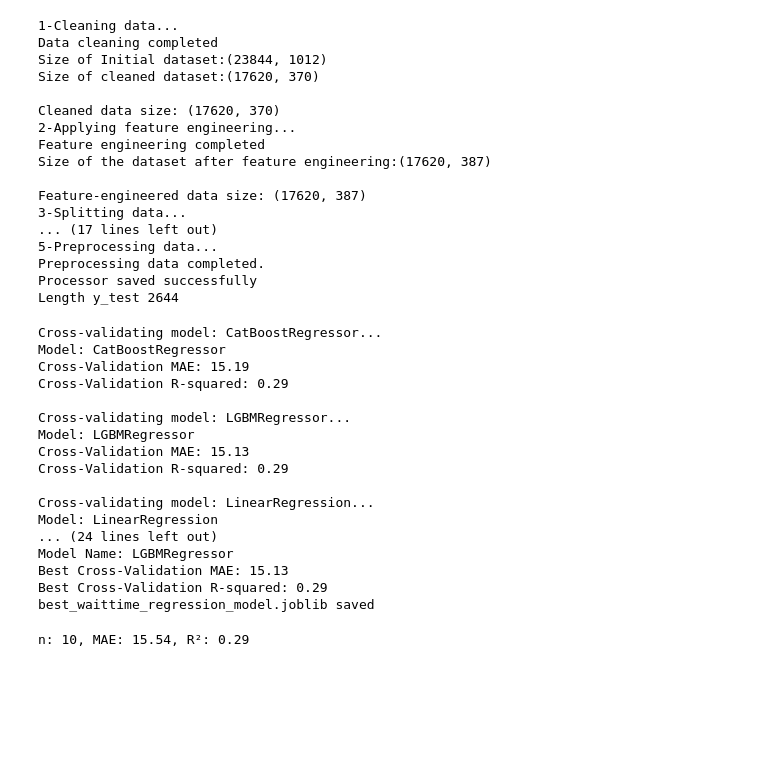
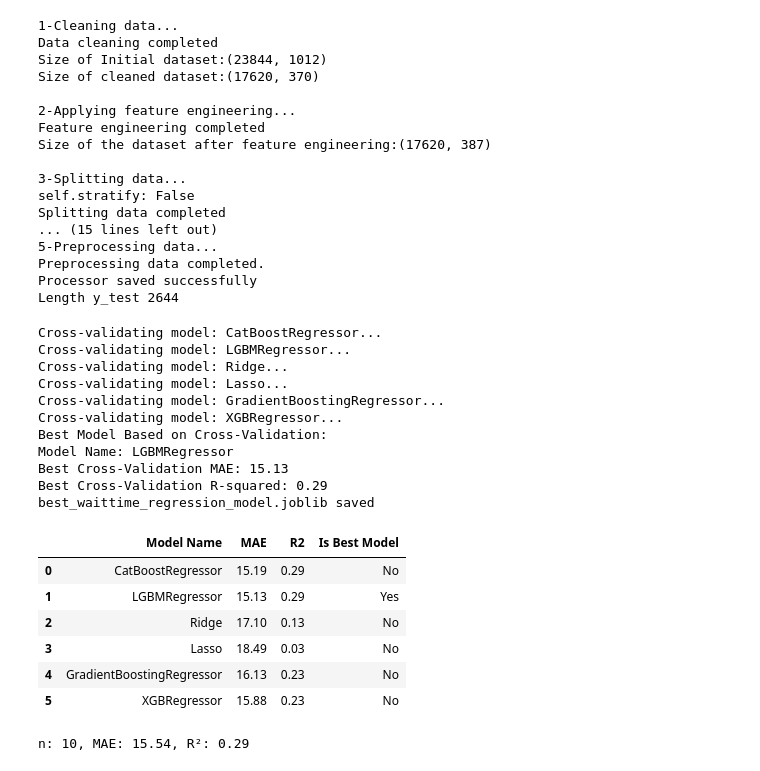
Before and after one commit to jeancheri/EDPredictiveEfficiency, a Jupyter notebook: scripts/models_training_and_selection/waittime_regression.ipynb, the cells around one changed output. Cells and saved outputs as stored; diff of their text form; code cells hidden in the pictures; blank space fills up the shorter version.

Commit message:
Update the regression model for WAITTIME by incomporing a summary table for the models

```diff
--- a/scripts/models_training_and_selection/waittime_regression.ipynb
+++ b/scripts/models_training_and_selection/waittime_regression.ipynb
@@ -56,6 +56,10 @@ pipeline.run()
 X_train = pipeline.X_train
 X_validation = pipeline.X_validation
 X_test = pipeline.X_test
+
+train_df = pipeline.train_df
+validation_df = pipeline.validation_df
+test_df = pipeline.test_df
 
 y_train = pipeline.y_train
 y_validation = pipeline.y_validation
@@ -81,19 +85,20 @@ Data cleaning completed
 Size of Initial dataset:(23844, 1012)
 Size of cleaned dataset:(17620, 370)
 
-Cleaned data size: (17620, 370)
 2-Applying feature engineering...
 Feature engineering completed
 Size of the dataset after feature engineering:(17620, 387)
 
-Feature-engineered data size: (17620, 387)
 3-Splitting data...
-... (17 lines left out)
+self.stratify: False
+Splitting data completed
+... (15 lines left out)
 5-Preprocessing data...
 Preprocessing data completed.
 Processor saved successfully
 Length y_test 2644
 # %%
+
 # Define dictionary of models with their default parameters
 models_with_defaults = {
     "CatBoostRegressor": {
@@ -104,7 +109,6 @@ models_with_defaults = {
             random_state=RANDOM_SEED, force_col_wise=True, verbosity=-1
         )
     },
-    "LinearRegression": {"model": LinearRegression()},
     "Ridge": {"model": Ridge()},
     "Lasso": {"model": Lasso()},
     "GradientBoostingRegressor": {
@@ -120,11 +124,14 @@ scoring = ["neg_mean_absolute_error", "r2"]
 R2_TOLERANCE = 0.05
 MAE_TOLERANCE = 0.01
 
+
 # Prepare X_train_selected_features based on the format of X_train_preprocessed
 if scipy.sparse.issparse(X_train_preprocessed):
     X_train_selected_features = X_train_preprocessed.toarray()
 else:
     X_train_selected_features = X_train_preprocessed
+
+results = []
 
 # Loop over each model and evaluate their performance using cross-validation
 for model_name, model_info in models_with_defaults.items():
@@ -140,10 +147,12 @@ for model_name, model_info in models_with_defaults.items():
     mean_mae_validation = -1 * cv_results["test_neg_mean_absolute_error"].mean()
     mean_r2_validation = cv_results["test_r2"].mean()
 
-    print(f"Model: {model_name}")
-    print(f"Cross-Validation MAE: {mean_mae_validation:.2f}")
-    print(f"Cross-Validation R-squared: {mean_r2_validation:.2f}")
-    print()
+
+    results.append({
+        "Model Name": model_name,
+        "MAE": mean_mae_validation,
+        "R2": mean_r2_validation
+    })
 
     # Update best model if current model performs better based on MAE and R2
     if (
@@ -162,11 +171,22 @@ for model_name, model_info in models_with_defaults.items():
         best_mae = mean_mae_validation
         best_r2 = mean_r2_validation
 
+# Create a DataFrame from the results
+results_df = pd.DataFrame(results)
+results_df['Is Best Model'] = (results_df['Model Name'] == best_model.__class__.__name__).map({True: 'Yes', False: 'No'})
+
+
+# Select only numerical columns and round them to two decimal places
+numerical_cols = results_df.select_dtypes(include=np.number).columns
+results_df[numerical_cols] = results_df[numerical_cols].round(2)
+
+
 # Display the best model based on cross-validation
 print("Best Model Based on Cross-Validation:")
-print(f"Model Name: {best_model.__class__.__name__}")  # Adjusted to show class name
+print(f"Model Name: {best_model.__class__.__name__}")
 print(f"Best Cross-Validation MAE: {best_mae:.2f}")
 print(f"Best Cross-Validation R-squared: {best_r2:.2f}")
+
 
 # Save the best model instance, not its name
 model_filename = "best_waittime_regression_model.joblib"
@@ -175,22 +195,26 @@ config.save_model(best_model, model_filename)
 print(f"{model_filename} saved")
 # %% [output]
 Cross-validating model: CatBoostRegressor...
-Model: CatBoostRegressor
-Cross-Validation MAE: 15.19
-Cross-Validation R-squared: 0.29
-
 Cross-validating model: LGBMRegressor...
-Model: LGBMRegressor
-Cross-Validation MAE: 15.13
-Cross-Validation R-squared: 0.29
-
-Cross-validating model: LinearRegression...
-Model: LinearRegression
-... (24 lines left out)
+Cross-validating model: Ridge...
+Cross-validating model: Lasso...
+Cross-validating model: GradientBoostingRegressor...
+Cross-validating model: XGBRegressor...
+Best Model Based on Cross-Validation:
 Model Name: LGBMRegressor
 Best Cross-Validation MAE: 15.13
 Best Cross-Validation R-squared: 0.29
 best_waittime_regression_model.joblib saved
+# %%
+results_df
+# %% [output]
+|  | Model Name | MAE | R2 | Is Best Model |
+| 0 | CatBoostRegressor | 15.19 | 0.29 | No |
+| 1 | LGBMRegressor | 15.13 | 0.29 | Yes |
+| 2 | Ridge | 17.10 | 0.13 | No |
+| 3 | Lasso | 18.49 | 0.03 | No |
+| 4 | GradientBoostingRegressor | 16.13 | 0.23 | No |
+| 5 | XGBRegressor | 15.88 | 0.23 | No |
 # %%
 # Define a function to calculate SHAP values and return feature importances
 def get_shap_importance(model, X_train):
```
Also changed, not shown: parts of 1 cell of this notebook, 8 other files.
